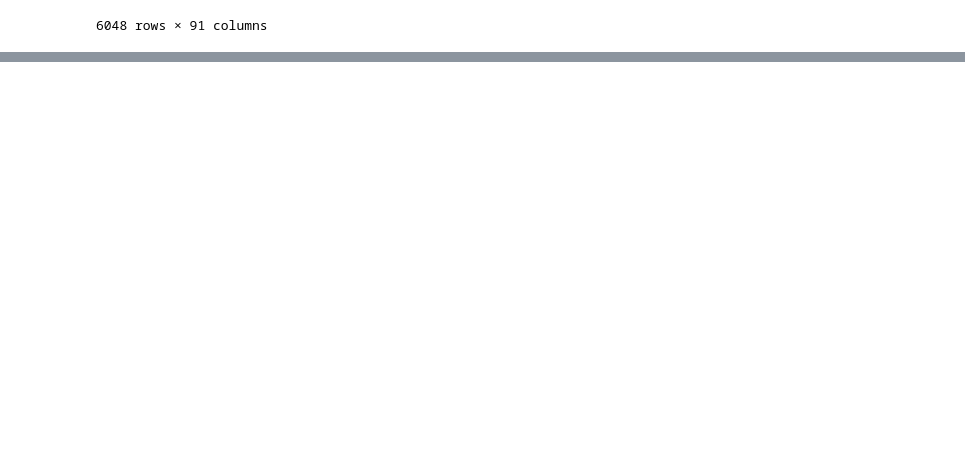
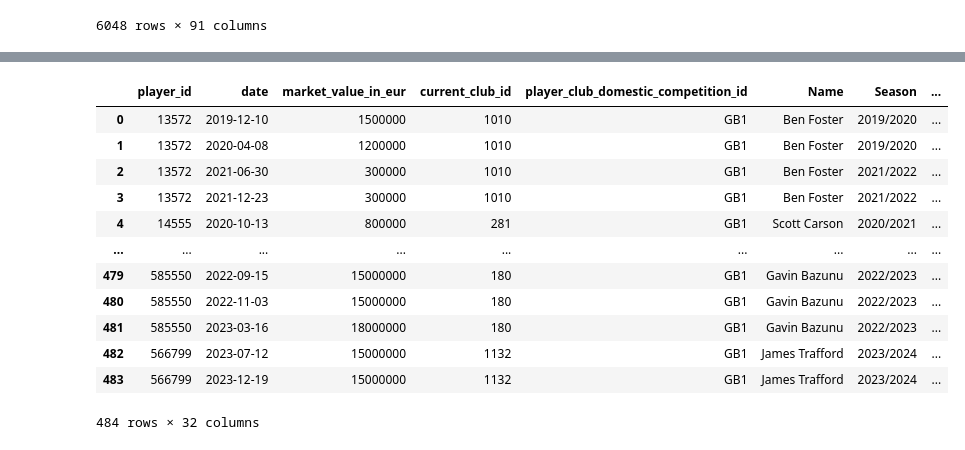
Before and after one commit to JackBenadon/DS440-Project, a Jupyter notebook: Pre_processing.ipynb, the cells around one changed output, grey strips where cells are left out. Cells and saved outputs as stored; diff of their text form; code cells hidden in the pictures; blank space fills up the shorter version.

```diff
--- a/Pre_processing.ipynb
+++ b/Pre_processing.ipynb
@@ -192,3 +226,7 @@ training_df
 | 6046 | 746739 | 2023-12-19 | 2500000 | 350 | GB1 | Andre Brooks | 2023/2024 | ... |
 | 6047 | 780630 | 2023-12-19 | 2000000 | 985 | GB1 | Willy Kambwala | 2023/2024 | ... |
 6048 rows × 91 columns
+# %%
+#replacing the NaN values with 0 in the gk stats file
+gkstats.fillna(0, inplace=True)
+gkstats
@@ -194,0 +247,19 @@ training_df
+# %%
+#merging the gk stats with the player values csv
+#making the merge, only keeping the entries that match player name AND year
+keeper_df = pd.merge(merged_table, gkstats, on=['Name', 'Season'], how='inner')
+keeper_df
+# %% [output]
+|  | player_id | date | market_value_in_eur | current_club_id | player_club_domestic_competition_id | Name | Season | ... |
+| 0 | 13572 | 2019-12-10 | 1500000 | 1010 | GB1 | Ben Foster | 2019/2020 | ... |
+| 1 | 13572 | 2020-04-08 | 1200000 | 1010 | GB1 | Ben Foster | 2019/2020 | ... |
+| 2 | 13572 | 2021-06-30 | 300000 | 1010 | GB1 | Ben Foster | 2021/2022 | ... |
+| 3 | 13572 | 2021-12-23 | 300000 | 1010 | GB1 | Ben Foster | 2021/2022 | ... |
+| 4 | 14555 | 2020-10-13 | 800000 | 281 | GB1 | Scott Carson | 2020/2021 | ... |
+| ... | ... | ... | ... | ... | ... | ... | ... | ... |
+| 479 | 585550 | 2022-09-15 | 15000000 | 180 | GB1 | Gavin Bazunu | 2022/2023 | ... |
+| 480 | 585550 | 2022-11-03 | 15000000 | 180 | GB1 | Gavin Bazunu | 2022/2023 | ... |
+| 481 | 585550 | 2023-03-16 | 18000000 | 180 | GB1 | Gavin Bazunu | 2022/2023 | ... |
+| 482 | 566799 | 2023-07-12 | 15000000 | 1132 | GB1 | James Trafford | 2023/2024 | ... |
+| 483 | 566799 | 2023-12-19 | 15000000 | 1132 | GB1 | James Trafford | 2023/2024 | ... |
+484 rows × 32 columns
```
Also changed, not shown: parts of 3 cells of this notebook.
